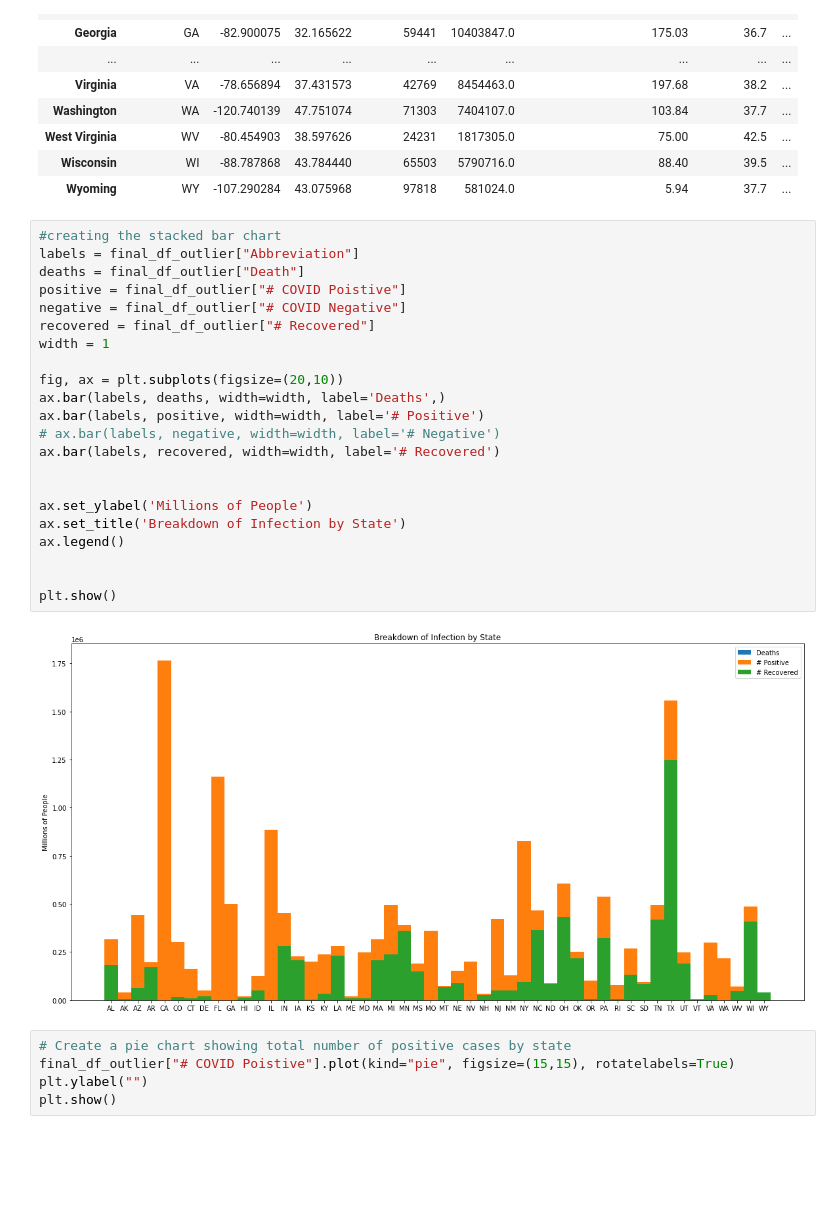
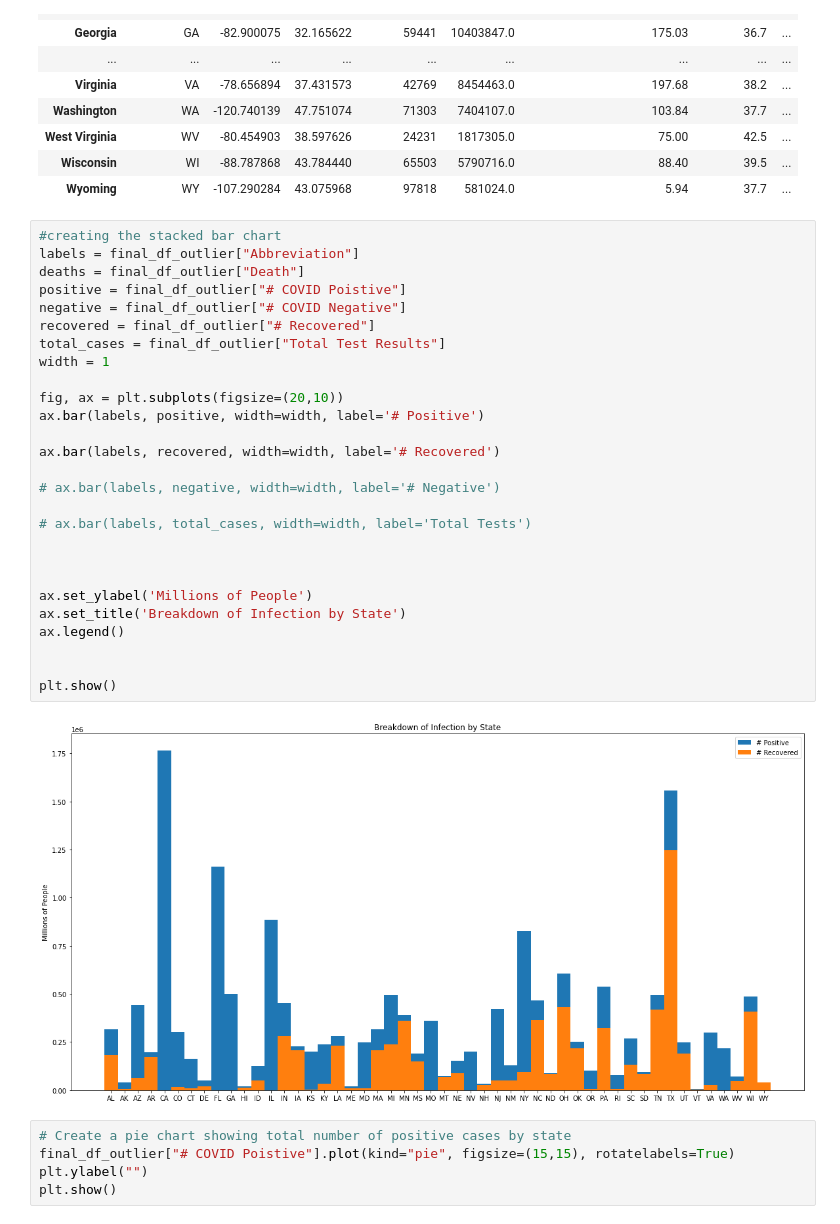
Before and after one commit to lcarbo/US_COVID_Project, a Jupyter notebook: Testing_Script.ipynb, the cells around one changed output. Cells and saved outputs as stored; diff of their text form; blank space fills up the shorter version.

```diff
--- a/Testing_Script.ipynb
+++ b/Testing_Script.ipynb
@@ -341,27 +341,32 @@ final_df_outlier
 # %%
 #creating the stacked bar chart
 labels = final_df_outlier["Abbreviation"]
 deaths = final_df_outlier["Death"]
 positive = final_df_outlier["# COVID Poistive"]
 negative = final_df_outlier["# COVID Negative"]
 recovered = final_df_outlier["# Recovered"]
+total_cases = final_df_outlier["Total Test Results"]
 width = 1
 
 fig, ax = plt.subplots(figsize=(20,10))
-ax.bar(labels, deaths, width=width, label='Deaths',)
 ax.bar(labels, positive, width=width, label='# Positive')
+
+ax.bar(labels, recovered, width=width, label='# Recovered')
+
 # ax.bar(labels, negative, width=width, label='# Negative')
-ax.bar(labels, recovered, width=width, label='# Recovered')
+
+# ax.bar(labels, total_cases, width=width, label='Total Tests')
+
 
 
 ax.set_ylabel('Millions of People')
 ax.set_title('Breakdown of Infection by State')
 ax.legend()
 
 
 plt.show()
 # %% [output]
-[figure, old version]
+[figure, new version]
 # %%
 # Create a pie chart showing total number of positive cases by state
 final_df_outlier["# COVID Poistive"].plot(kind="pie", figsize=(15,15), rotatelabels=True)
```
